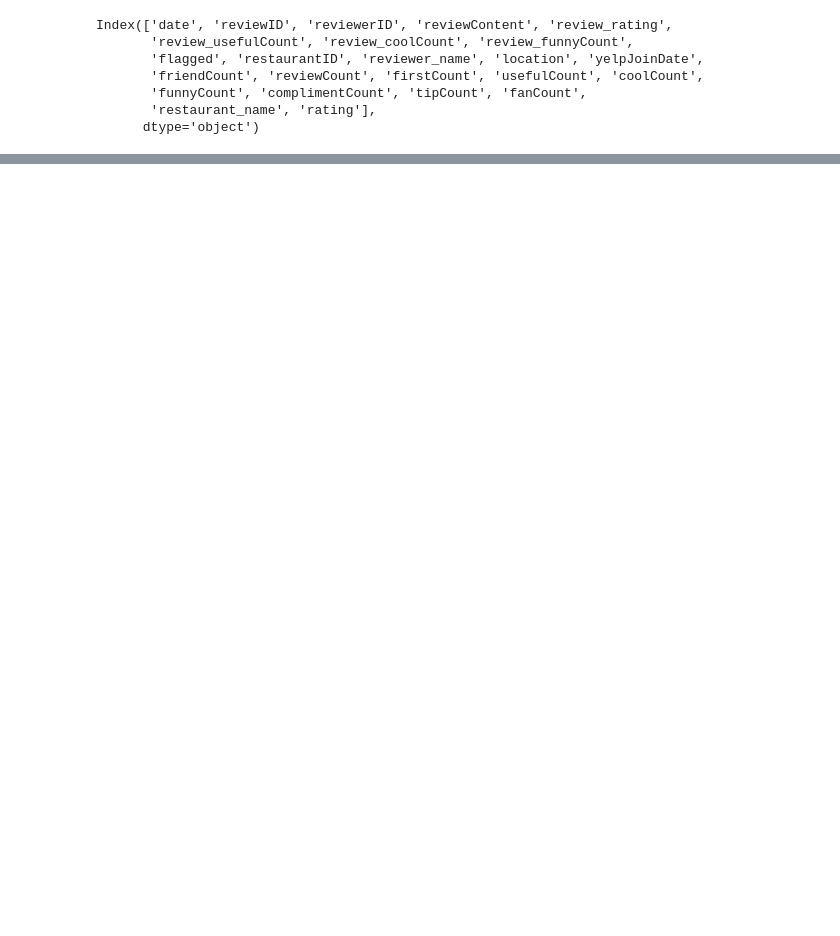
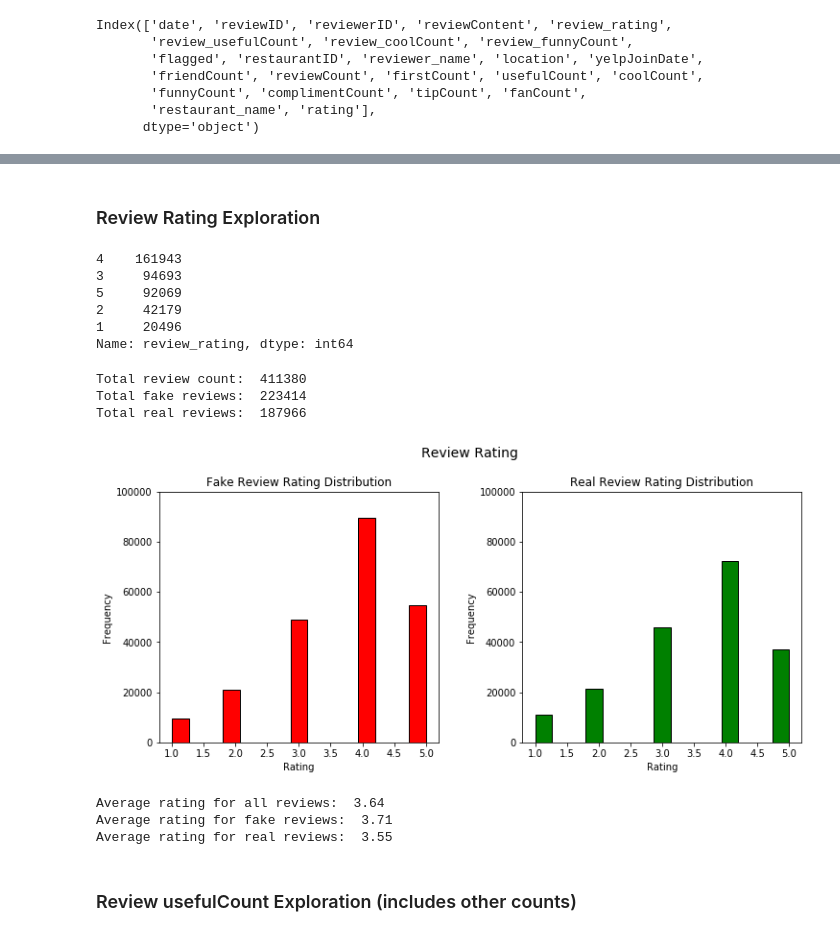
Before and after one commit to Bangda/Fake-Review-Detection, a Jupyter notebook: notebook/Yelp Reviews.ipynb, the cells around one changed output, grey strips where cells are left out. Drawn from its saved outputs; the diff is of its cells as text; code cells hidden in the pictures; blank space fills up the shorter version.

```diff
--- a/notebook/Yelp Reviews.ipynb
+++ b/notebook/Yelp Reviews.ipynb
@@ -163,0 +274,53 @@ Index(['date', 'reviewID', 'reviewerID', 'reviewContent', 'review_rating',
+# %% [markdown]
+### Review Rating Exploration
+# %%
+# check review ratings
+df.review_rating.value_counts()
+# %% [output]
+4    161943
+3     94693
+5     92069
+2     42179
+1     20496
+Name: review_rating, dtype: int64
+# %%
+fig = plt.figure(figsize = (12,5))
+title = fig.suptitle("Review Rating", fontsize=14)
+fig.subplots_adjust(top=0.85, wspace=0.3)
+
+ax1 = fig.add_subplot(1,2, 1)
+ax1.set_title("Fake Review Rating Distribution")
+ax1.set_xlabel("Rating")
+ax1.set_ylabel("Frequency")
+ax1.set_ylim([0, 100000])
+print('Total review count: ', df.shape[0])
+print('Total fake reviews: ' ,fake.shape[0])
+r_freq, r_bins, r_patches = ax1.hist(fake['review_rating'], color='red', bins=15,
+                                     edgecolor='black', linewidth=1)
+
+ax2 = fig.add_subplot(1,2, 2)
+ax2.set_title("Real Review Rating Distribution")
+ax2.set_xlabel("Rating")
+ax2.set_ylabel("Frequency")
+ax2.set_ylim([0, 100000])
+print('Total real reviews: ' ,real.shape[0])
+w_freq, w_bins, w_patches = ax2.hist(real['review_rating'], color='green', bins=15,
+                                     edgecolor='black', linewidth=1)
+# %% [output]
+Total review count:  411380
+Total fake reviews:  223414
+Total real reviews:  187966
+[figure, added]
+# %%
+ave_all_rating = df.review_rating.mean()
+ave_fake_rating = fake.review_rating.mean()
+ave_real_rating = real.review_rating.mean()
+print('Average rating for all reviews: ', round(ave_all_rating,2))
+print('Average rating for fake reviews: ', round(ave_fake_rating,2))
+print('Average rating for real reviews: ', round(ave_real_rating,2))
+# %% [output]
+Average rating for all reviews:  3.64
+Average rating for fake reviews:  3.71
+Average rating for real reviews:  3.55
+# %% [markdown]
+### Review usefulCount Exploration (includes other counts)
```
Also changed, not shown: parts of 37 cells of this notebook, 3 other files.
